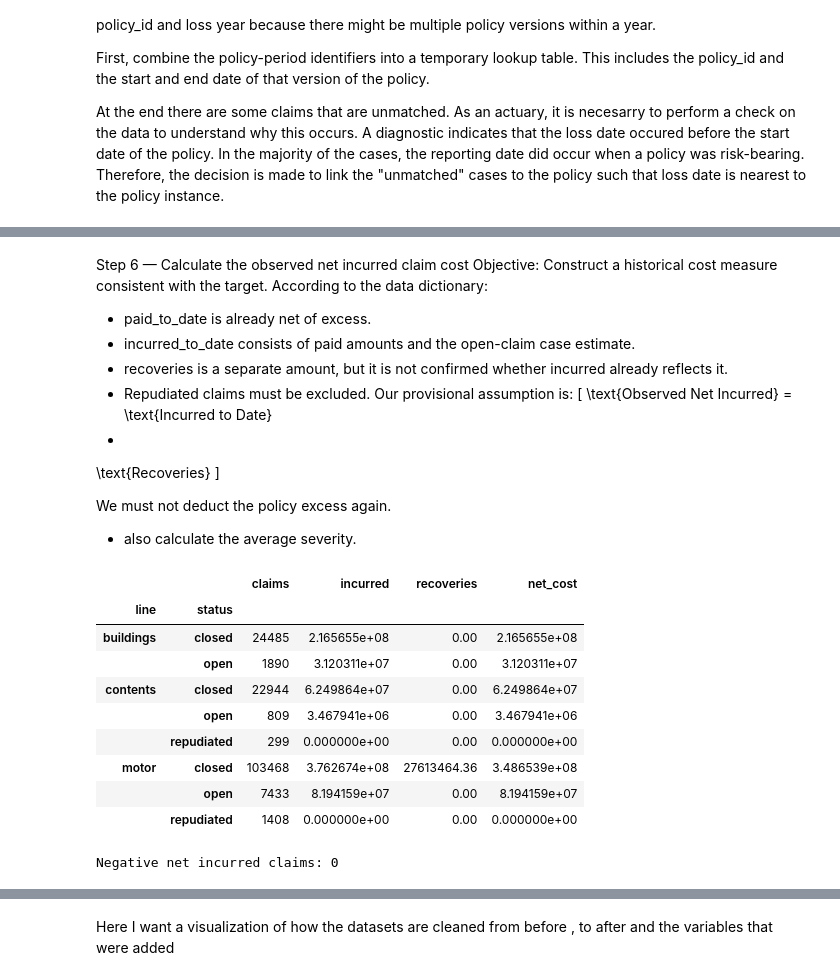
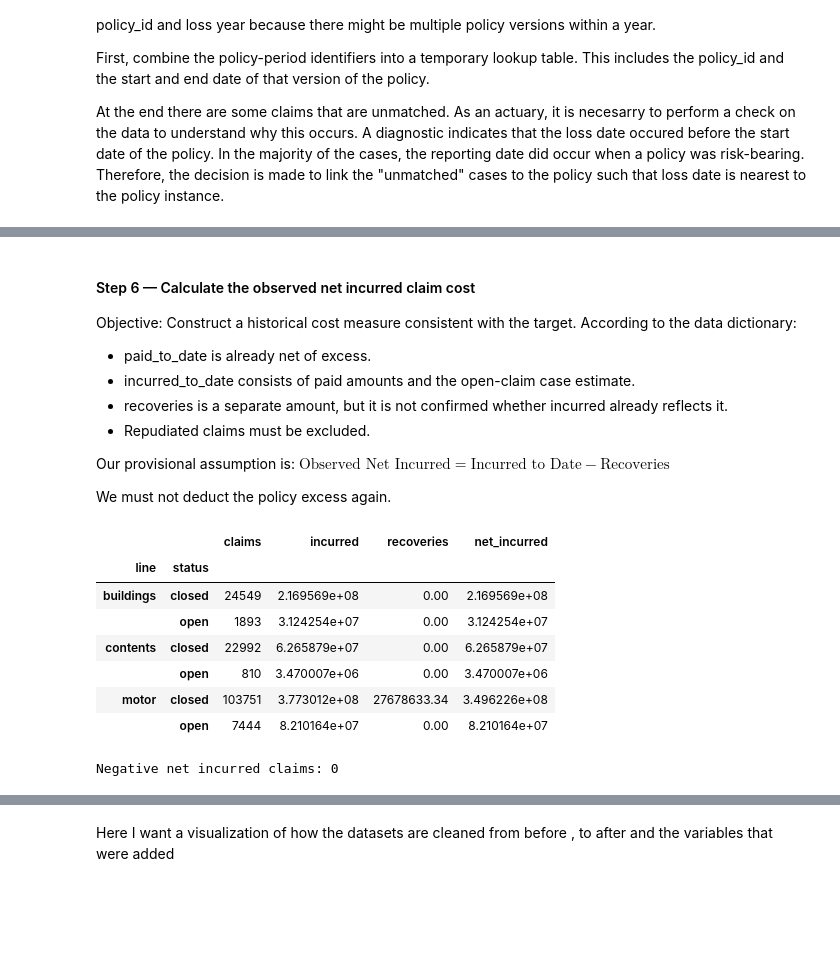
Before and after one commit to sarah-gui/Hackathon2026, a Jupyter notebook: analysis.ipynb, the cells around one changed output, grey strips where cells are left out. Cells and saved outputs as stored; diff of their text form; code cells hidden in the pictures; blank space fills up the shorter version.

```diff
--- a/analysis.ipynb
+++ b/analysis.ipynb
@@ -41,12 +47,16 @@ if not parquet_files:
 
 datasets = {path.stem: pd.read_parquet(path) for path in parquet_files}
 
-pd.DataFrame(
+display(pd.DataFrame(
     [
         {"dataset": name, "rows": len(df), "columns": len(df.columns), "duplicate rows": df.duplicated().sum()}
         for name, df in datasets.items()
     ]
-)
+))
+
+for name, df in datasets.items():
+    print(f"\nFirst 10 rows of {name}:")
+    print(df.head(10).to_string(index=False))
 # %% [output]
 |  | dataset | rows | columns | duplicate rows |
 | 0 | addresses | 575983 | 16 | 0 |
@@ -589,10 +465,15 @@ policy_windows["period_end"] = pd.to_datetime(
 )
 
 
-## Then merge so that the loss date falls into the policy period, and check for unmatched claims.
-claims["loss_date"] = pd.to_datetime(claims["loss_date"])
+## Exclude repudiated claims, then match the remaining claims to policy periods.
+claims_for_matching = claims.loc[
+    claims["status"] != "repudiated"
+].copy()
+claims_for_matching["loss_date"] = pd.to_datetime(
+    claims_for_matching["loss_date"]
+)
 
-claims_with_policy_windows = claims.merge(
+claims_with_policy_windows = claims_for_matching.merge(
     policy_windows,
     on=["policy_id", "line"],
     how="left"
@@ -604,7 +485,8 @@ claims_matched = claims_with_policy_windows.loc[
     (claims_with_policy_windows["loss_date"] <= claims_with_policy_windows["period_end"])
 ].copy()
 
-print("Original claims:", len(claims))
+print("Claims excluded (repudiated):", len(claims) - len(claims_for_matching))
+print("Claims included in matching:", len(claims_for_matching))
 print("Matched claims:", len(claims_matched))
 
 print(
@@ -614,8 +496,8 @@ print(
 
 assert claims_matched["claim_id"].is_unique
 
-unmatched_claims = claims.loc[
-    ~claims["claim_id"].isin(claims_matched["claim_id"])
+unmatched_claims = claims_for_matching.loc[
+    ~claims_for_matching["claim_id"].isin(claims_matched["claim_id"])
 ].copy()
 
 unmatched_policy_windows = unmatched_claims.merge(
@@ -881,76 +611,62 @@ display(
 # %% [markdown]
-Step 6 — Calculate the observed net incurred claim cost
+#### Step 6 — Calculate the observed net incurred claim cost
 Objective: Construct a historical cost measure consistent with the target.
 According to the data dictionary:
 - paid_to_date is already net of excess.
 - incurred_to_date consists of paid amounts and the open-claim case estimate.
 - recoveries is a separate amount, but it is not confirmed whether incurred already reflects it.
 - Repudiated claims must be excluded.
+
 Our provisional assumption is:
-\[
-\text{Observed Net Incurred}
-=
-\text{Incurred to Date}
--
-\text{Recoveries}
-\]
+$ \text{Observed Net Incurred} = \text{Incurred to Date} - \text{Recoveries} $
 
 We must not deduct the policy excess again.
-
-+ also calculate the average severity.
 # %%
-claims_matched["eligible"] = (
-    claims_matched["status"] != "repudiated"
-)
-
 claims_matched["recoveries"] = (
     claims_matched["recoveries"].fillna(0)
 )
 
-# Working assumption: recoveries are NOT yet deducted
-# from incurred_to_date.
+# Working assumption: recoveries are NOT yet deducted from incurred_to_date.
 RECOVERIES_ALREADY_NETTED = False
 
 if RECOVERIES_ALREADY_NETTED:
     claims_matched["net_cost_before_status"] = (
         claims_matched["incurred_to_date"]
     )
 else:
     claims_matched["net_cost_before_status"] = (
         claims_matched["incurred_to_date"]
         - claims_matched["recoveries"]
     )
 
-claims_matched["observed_net_incurred"] = np.where(
-    claims_matched["eligible"],
+claims_matched["net_incurred"] = np.where(
+    claims_matched["net_cost_before_status"] > 0,
     claims_matched["net_cost_before_status"],
     0
 )
 
 # Final reconciliation:
 display(
     claims_matched.groupby(["line", "status"]).agg(
         claims=("claim_id", "count"),
         incurred=("incurred_to_date", "sum"),
         recoveries=("recoveries", "sum"),
-        net_cost=("observed_net_incurred", "sum")
+        net_incurred=("net_incurred", "sum")
     )
 )
 
 negative_claims = claims_matched[
-    claims_matched["observed_net_incurred"] < 0
+    claims_matched["net_incurred"] < 0
 ]
 
 print("Negative net incurred claims:", len(negative_claims))
 # %% [output]
-|  |  | claims | incurred | recoveries | net_cost |
+|  |  | claims | incurred | recoveries | net_incurred |
 | line | status |  |  |  |  |
-| buildings | closed | 24485 | 2.165655e+08 | 0.00 | 2.165655e+08 |
-|  | open | 1890 | 3.120311e+07 | 0.00 | 3.120311e+07 |
-| contents | closed | 22944 | 6.249864e+07 | 0.00 | 6.249864e+07 |
-|  | open | 809 | 3.467941e+06 | 0.00 | 3.467941e+06 |
-|  | repudiated | 299 | 0.000000e+00 | 0.00 | 0.000000e+00 |
-| motor | closed | 103468 | 3.762674e+08 | 27613464.36 | 3.486539e+08 |
-|  | open | 7433 | 8.194159e+07 | 0.00 | 8.194159e+07 |
-|  | repudiated | 1408 | 0.000000e+00 | 0.00 | 0.000000e+00 |
+| buildings | closed | 24549 | 2.169569e+08 | 0.00 | 2.169569e+08 |
+|  | open | 1893 | 3.124254e+07 | 0.00 | 3.124254e+07 |
+| contents | closed | 22992 | 6.265879e+07 | 0.00 | 6.265879e+07 |
+|  | open | 810 | 3.470007e+06 | 0.00 | 3.470007e+06 |
+| motor | closed | 103751 | 3.773012e+08 | 27678633.34 | 3.496226e+08 |
+|  | open | 7444 | 8.210164e+07 | 0.00 | 8.210164e+07 |
 Negative net incurred claims: 0
```
Also changed, not shown: parts of 38 cells of this notebook.
